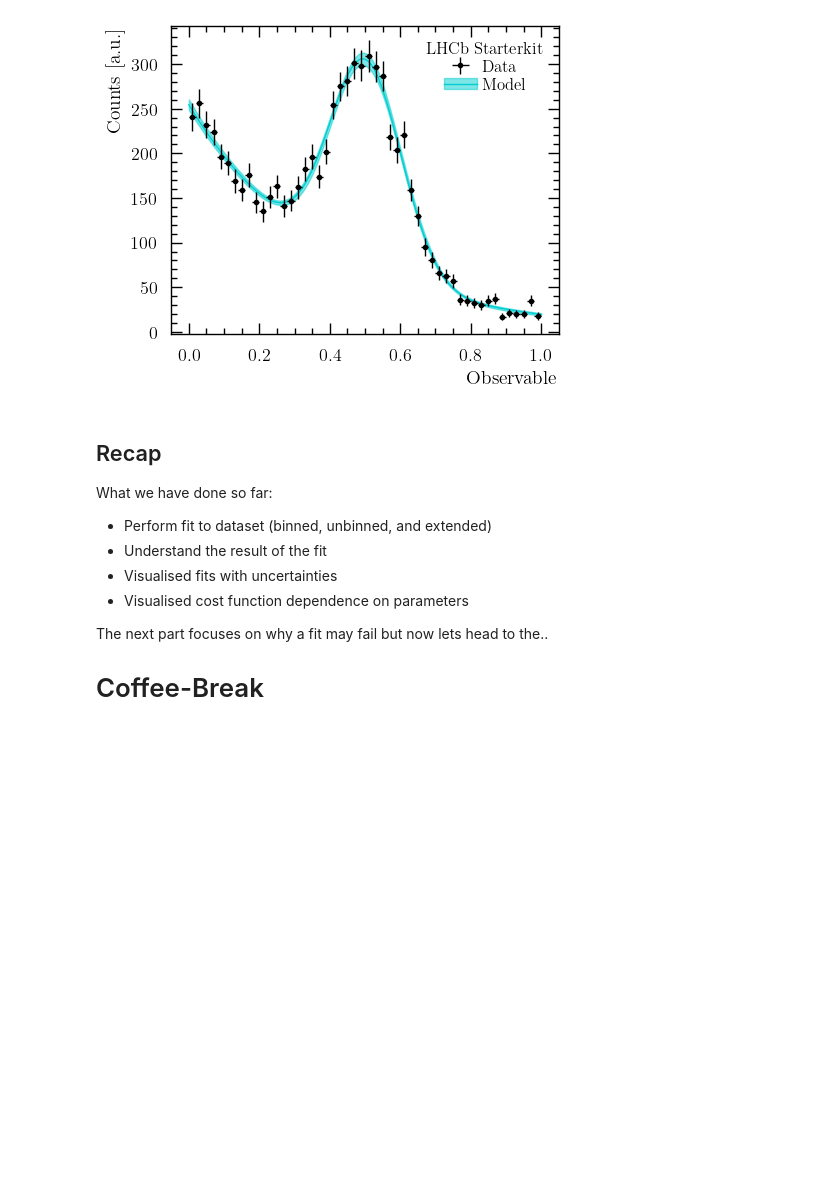
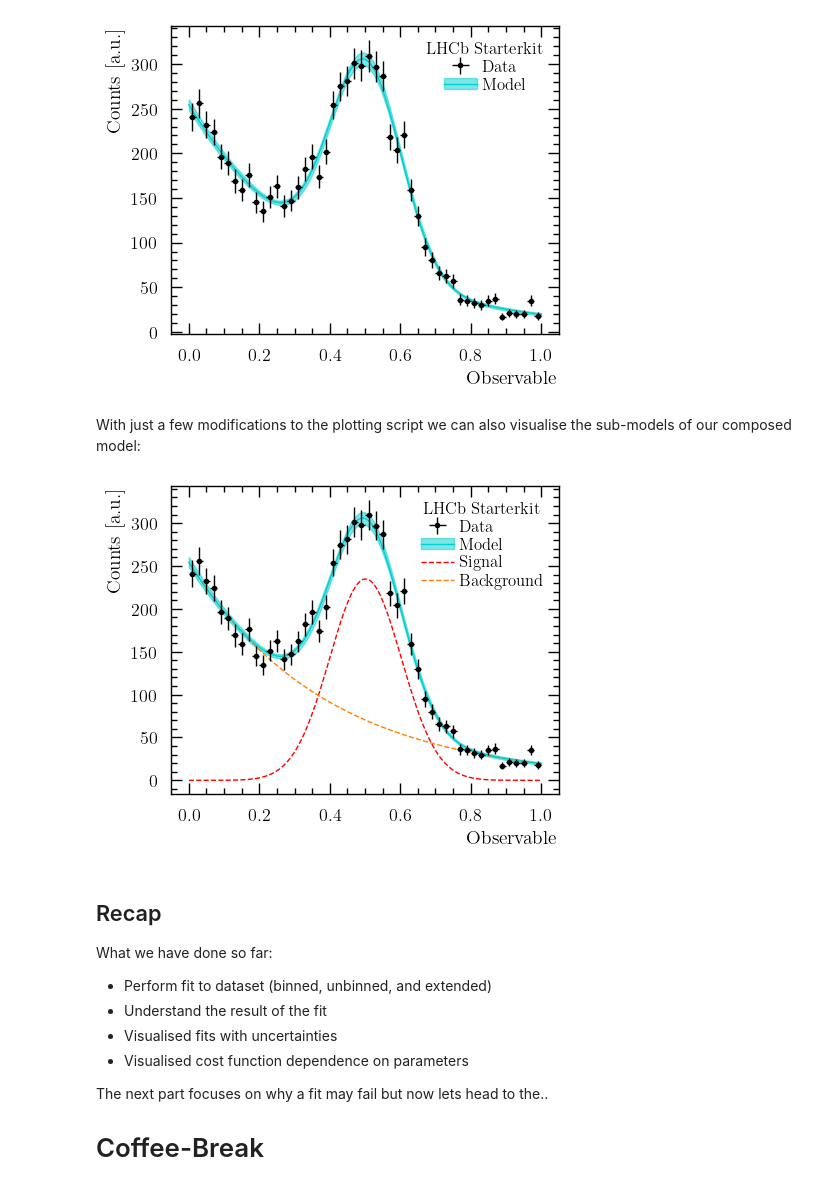
Before and after one commit to schmitse/lhcb-starterkit-2022, a Jupyter notebook: zfitBasics.ipynb, the cells around one changed output. Cells and saved outputs as stored; diff of their text form; code cells hidden in the pictures; blank space fills up the shorter version.

Commit message:
add submodel plots and update cost function description

```diff
--- a/zfitBasics.ipynb
+++ b/zfitBasics.ipynb
@@ -628,6 +636,78 @@ smodel_pdf_np = np.std([eval_zfit_model(model, basis_pdf, pars) for pars in rnd_
 plot_fit(data_all, basis_pdf, model_pdf_np, obs_bkg, smodel=smodel_pdf_np)
 # %% [output]
 [figure]
+# %% [markdown]
+With just a few modifications to the plotting script we can also visualise the sub-models of our composed model:
+# %%
+def plot_fit(dat: np.ndarray, basis: np.ndarray, model: np.ndarray,
+             obs: zfit.Space, nbins : int=50, smodel: np.ndarray=None,
+             drawstyle: str='default', zmodel: zfit.pdf.BasePDF=None):
+    """
+    quick plotting function to visualise data and model.
+    Takes:
+     - dat: (array) the data that are fitted
+     - basis: (array) the points at which the model is evaluated
+     - model: (array) the model that describes the data
+     - obs: (zfit Space) the space in which the model lives
+     - nbins: (int) the number of bins for the data histogram
+     - smodel: (array) uncertainty on model (not needed)
+     - drawstyle: (str) the drawstyle of plt.plot
+     - zmodel: (BasePDF) for drawing submodels
+    Returns:
+     - None
+    """
+    # for normalising the pdf, scaled pdf = pdf * yield * area / bins
+    limits = obs.limits
+    area = obs.area().numpy()
+
+    # data in histogram over the full observable space
+    histo = hist.Hist(hist.axis.Regular(nbins, *limits))
+    histo.fill(dat)
+
+    # the figure with an errorbar for the data and a line for the model
+    fig, ax = plt.subplots()
+    art_data = ax.errorbar(histo.axes.centers[0], histo.values(),
+                           xerr=histo.axes.widths[0]/2,
+                           yerr=np.sqrt(histo.values()), fmt='.',
+                           label='Data', color='black', zorder=10)
+    art_model = ax.plot(basis, model * area/nbins, color='darkturquoise',
+                        label='Model', zorder=8, drawstyle=drawstyle)[0]
+
+    # if we have the uncertainty on the model we draw it as contour
+    # and update the artist for the legend to reflect on the new model
+    if smodel is not None:
+        _art = ax.fill_between(basis, (model+smodel)*area/nbins,
+                               (model-smodel)*area/nbins, color='darkturquoise',
+                               alpha=0.5, zorder=-2)
+        art_model = (art_model, _art)
+
+    # define artists and labels for the legend
+    artists = [art_data, art_model]
+    labels = ['Data', 'Model']
+    # if we want to plot the submodels of our model, we can iterate through
+    # all of them and evaluate them at our basis. We will not bootstrap
+    # all of their shape uncertainties though, this is just an illustration
+    if zmodel is not None:
+        nmodels = len(zmodel.get_models())
+        cmap = plt.get_cmap('autumn') # you can choose whatever you like.
+        norm = mpl.colors.Normalize(0, nmodels) # create a norm for the cmap
+        pdfs = [(m.pdf(basis)*m.get_yield()).numpy()*area/nbins
+                for m in zmodel.get_models()]
+        names = [m.name.replace('_extended','') for m in zmodel.get_models()]
+        labels.extend(names)
+        for mdex, pdf in enumerate(pdfs):
+            artists.append(ax.plot(basis, pdf, color=cmap(norm(mdex)),
+                                   linestyle='--', zorder=-1)[0])
+
+    # legend and axis labels
+    ax.legend(artists, labels, loc='best',
+              title='LHCb Starterkit', title_fontsize=12)
+    ax.set_xlabel('Observable')
+    ax.set_ylabel('Counts [a.u.]');
+
+plot_fit(data_all, basis_pdf, model_pdf_np, obs_bkg, smodel=smodel_pdf_np, zmodel=model)
+# %% [output]
+[figure, added]
 # %% [markdown]
 ## Recap
 
```
Also changed, not shown: parts of 4 cells of this notebook, 1 other file.
